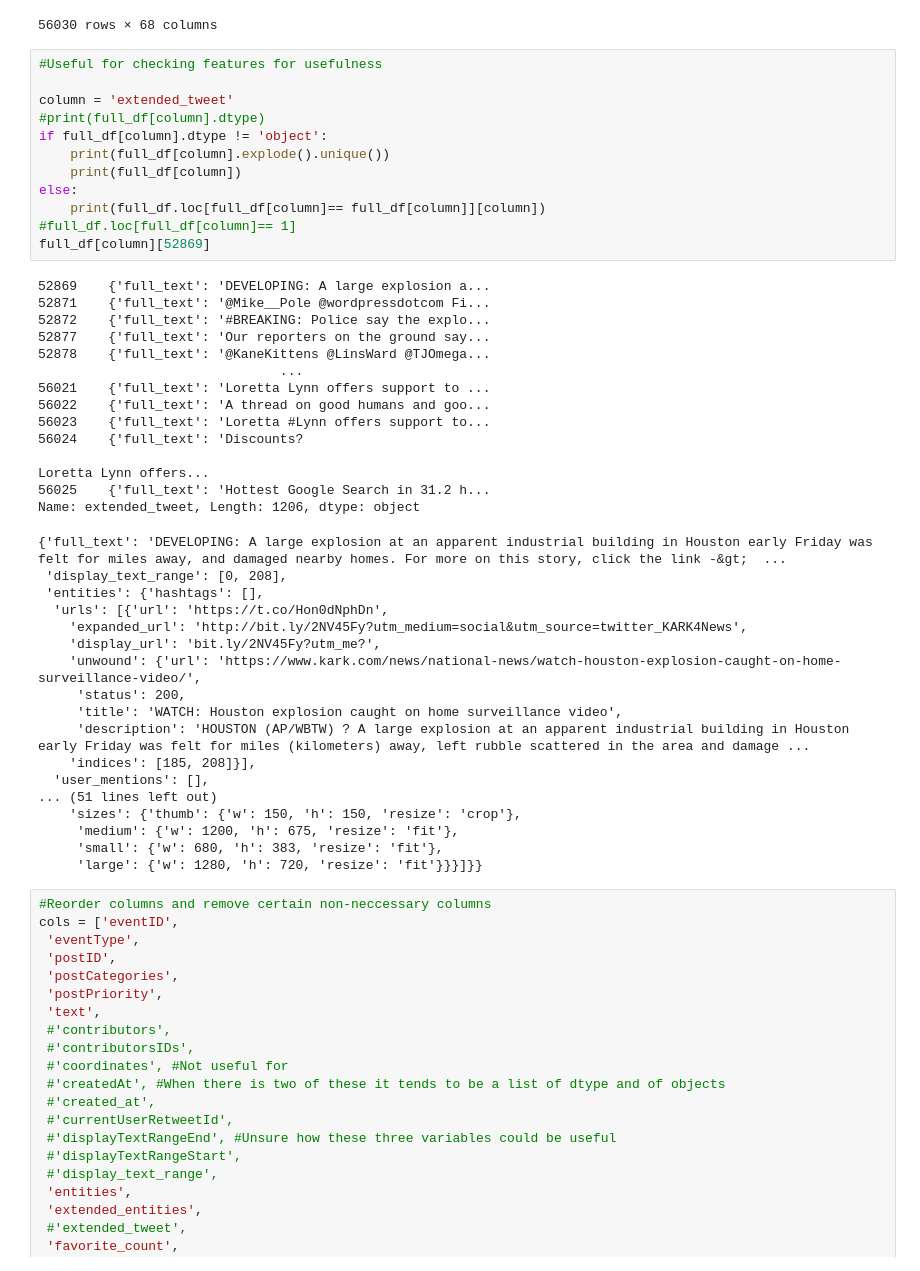
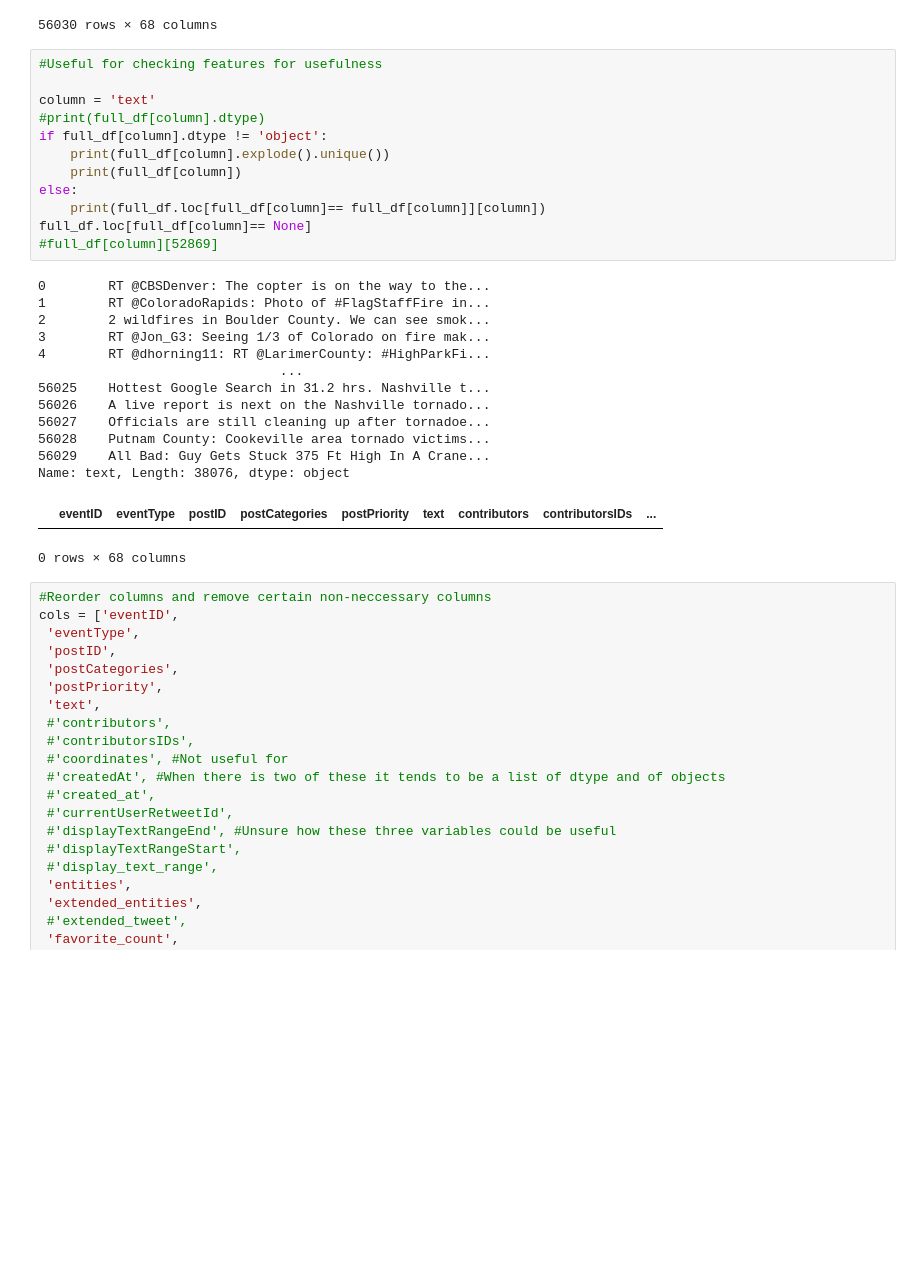
Before and after one commit to acpedersen/REU-2021, a Jupyter notebook: collect-tweets.ipynb, the cells around one changed output. Saved outputs shown, nothing was run; the diff lists cells and outputs as text; blank space fills up the shorter version.

```diff
--- a/collect-tweets.ipynb
+++ b/collect-tweets.ipynb
@@ -245,47 +245,30 @@ full_df
 # %%
 #Useful for checking features for usefulness
 
-column = 'extended_tweet'
+column = 'text'
 #print(full_df[column].dtype)
 if full_df[column].dtype != 'object':
     print(full_df[column].explode().unique())
     print(full_df[column])
 else:
     print(full_df.loc[full_df[column]== full_df[column]][column])
-#full_df.loc[full_df[column]== 1]
-full_df[column][52869]
+full_df.loc[full_df[column]== None]
+#full_df[column][52869]
 # %% [output]
-52869    {'full_text': 'DEVELOPING: A large explosion a...
-52871    {'full_text': '@Mike__Pole @wordpressdotcom Fi...
-52872    {'full_text': '#BREAKING: Police say the explo...
-52877    {'full_text': 'Our reporters on the ground say...
-52878    {'full_text': '@KaneKittens @LinsWard @TJOmega...
+0        RT @CBSDenver: The copter is on the way to the...
+1        RT @ColoradoRapids: Photo of #FlagStaffFire in...
+2        2 wildfires in Boulder County. We can see smok...
+3        RT @Jon_G3: Seeing 1/3 of Colorado on fire mak...
+4        RT @dhorning11: RT @LarimerCounty: #HighParkFi...
                                ...
-56021    {'full_text': 'Loretta Lynn offers support to ...
-56022    {'full_text': 'A thread on good humans and goo...
-56023    {'full_text': 'Loretta #Lynn offers support to...
-56024    {'full_text': 'Discounts?
-
-Loretta Lynn offers...
-56025    {'full_text': 'Hottest Google Search in 31.2 h...
-Name: extended_tweet, Length: 1206, dtype: object
+56025    Hottest Google Search in 31.2 hrs. Nashville t...
+56026    A live report is next on the Nashville tornado...
+56027    Officials are still cleaning up after tornadoe...
+56028    Putnam County: Cookeville area tornado victims...
+56029    All Bad: Guy Gets Stuck 375 Ft High In A Crane...
+Name: text, Length: 38076, dtype: object
+|  | eventID | eventType | postID | postCategories | postPriority | text | contributors | contributorsIDs | ... |
-{'full_text': 'DEVELOPING: A large explosion at an apparent industrial building in Houston early Friday was felt for miles away, and damaged nearby homes. For more on this story, click the link -&gt;  ...
- 'display_text_range': [0, 208],
- 'entities': {'hashtags': [],
-  'urls': [{'url': 'https://t.co/Hon0dNphDn',
-    'expanded_url': 'http://bit.ly/2NV45Fy?utm_medium=social&utm_source=twitter_KARK4News',
-    'display_url': 'bit.ly/2NV45Fy?utm_me?',
-    'unwound': {'url': 'https://www.kark.com/news/national-news/watch-houston-explosion-caught-on-home-surveillance-video/',
-     'status': 200,
-     'title': 'WATCH: Houston explosion caught on home surveillance video',
-     'description': 'HOUSTON (AP/WBTW) ? A large explosion at an apparent industrial building in Houston early Friday was felt for miles (kilometers) away, left rubble scattered in the area and damage ...
-    'indices': [185, 208]}],
-  'user_mentions': [],
-... (51 lines left out)
-    'sizes': {'thumb': {'w': 150, 'h': 150, 'resize': 'crop'},
-     'medium': {'w': 1200, 'h': 675, 'resize': 'fit'},
-     'small': {'w': 680, 'h': 383, 'resize': 'fit'},
-     'large': {'w': 1280, 'h': 720, 'resize': 'fit'}}}]}}
+0 rows × 68 columns
 # %%
 #Reorder columns and remove certain non-neccessary columns
 cols = ['eventID',
```
Also changed, not shown: parts of 9 cells of this notebook, 1 other file.
